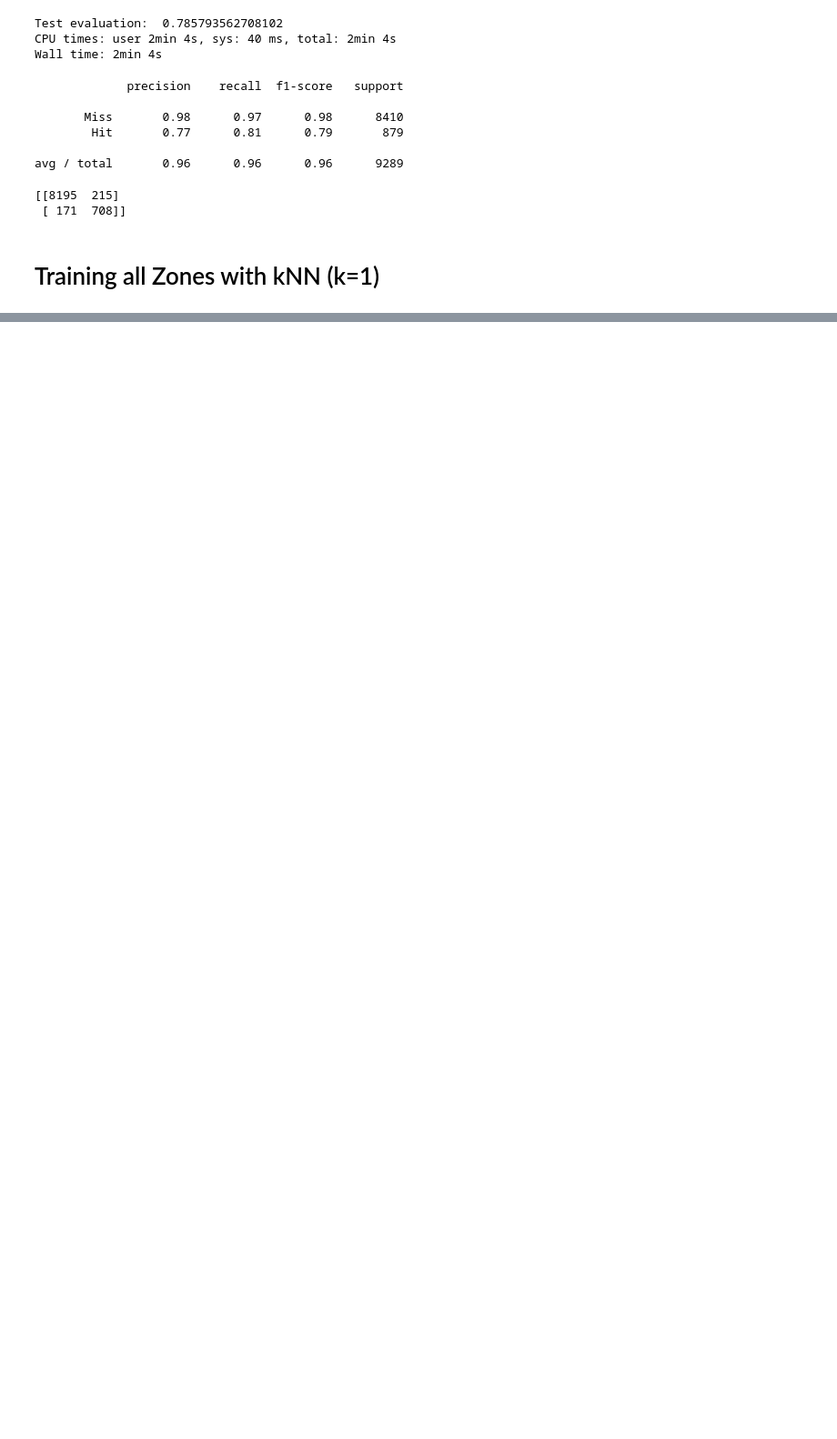
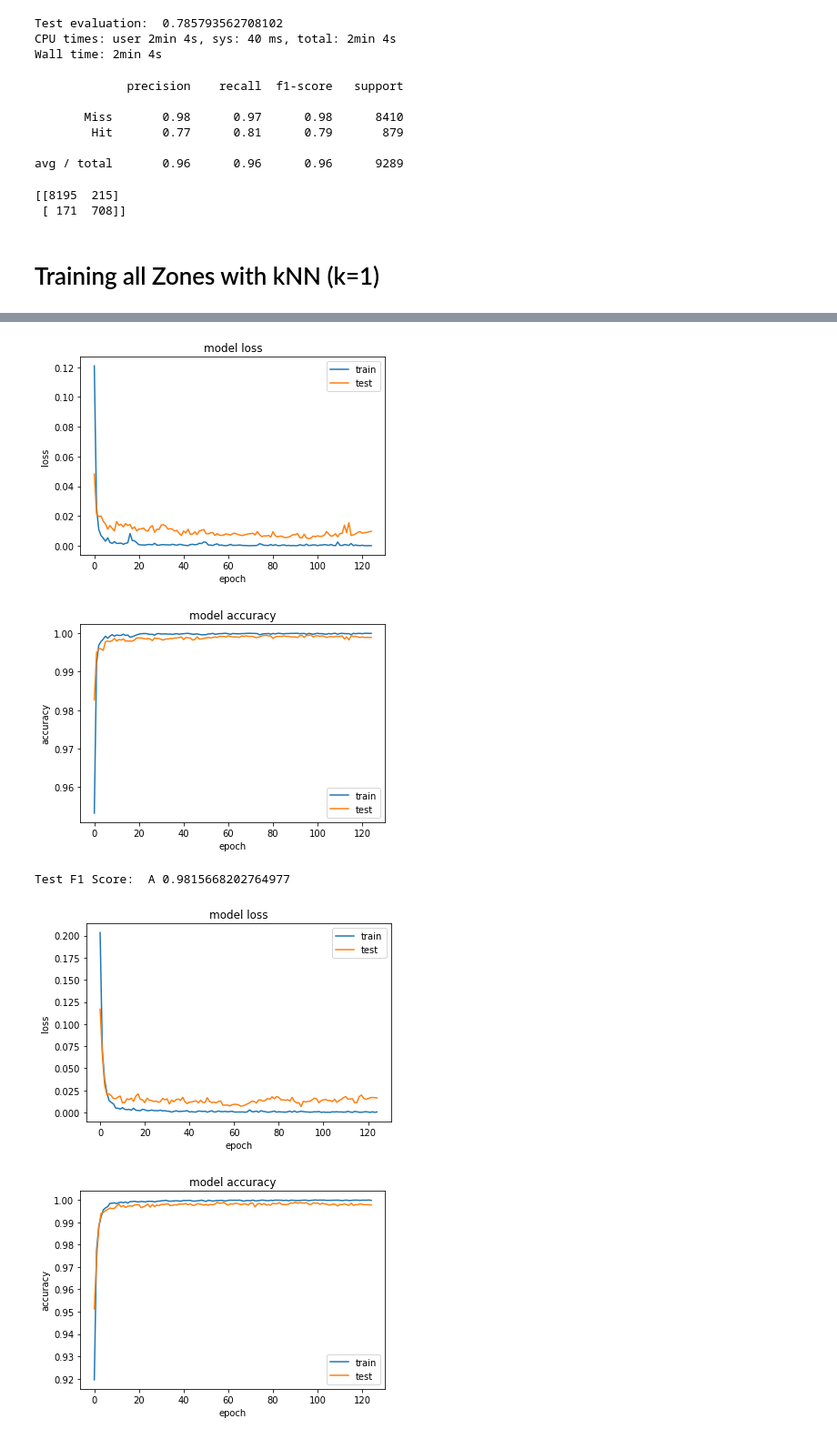
Before and after one commit to blane07/altantic-hurricane-paths, a Jupyter notebook: Model.ipynb, the cells around one changed output, grey strips where cells are left out. Shown at 91% size. Saved outputs shown, nothing was run; the diff lists cells and outputs as text; code cells hidden in the pictures; blank space fills up the shorter version.

Commit message:
Trained neural network models

```diff
--- a/Model.ipynb
+++ b/Model.ipynb
@@ -336,14 +341,14 @@ for zone in 'ABCDEFGHIJK':
     scaler = StandardScaler()
     X_train_resampled_ss = scaler.fit_transform(X_train_resampled)
     X_test_ss = scaler.transform(X_test)
-    model[zone] = KNeighborsClassifier(1).fit(X_train_resampled_ss, y_train_resampled)
+#     model[zone] = KNeighborsClassifier(1).fit(X_train_resampled_ss, y_train_resampled)
     Xtrain[zone] = X_train_resampled_ss
     ytrain[zone] = y_train_resampled
     Xtest[zone] = X_test_ss
     ytest[zone] = y_test[zone]
     baseline[zone] = 1 - y[zone].sum() / y[zone].count()
-    preds[zone] = model[zone].predict(Xtest[zone])
-    f1_scores[zone] = metrics.f1_score(ytest[zone], preds[zone])
-    print(zone, f1_scores[zone])
+#     preds[zone] = model[zone].predict(Xtest[zone])
+#     f1_scores[zone] = metrics.f1_score(ytest[zone], preds[zone])
+#     print(zone, f1_scores[zone])
 # %% [output]
 *** Zone:  A  ***
@@ -403,7 +378,0 @@ model.compile(loss='binary_crossentropy',
-# %%
-hist = model.fit(Xtrain[zone],
-                 ytrain[zone],
-                 validation_data=(Xtest[zone], ytest[zone]),
-                 epochs=15,
-                 batch_size=256,
-                 shuffle=True)
@@ -451,0 +379,64 @@ hist.history['val_acc'][-1]
+# %%
+for zone in 'ABCDEFGHIJK':
+    ''' For each zone, training a deep neural net
+    topredict the zone that storm will hit '''
+    # Initialize model
+    model = Sequential()
+    input_units = Xtrain[zone].shape[1]
+    hidden_units = input_units
+    # Topology: n(relu, 40% dropout) --> n+30(relu, 20% dropout)
+    #           --> 12(relu) --> 1 output(sigmoid)
+    model.add(Dense(hidden_units,
+                    input_dim=input_units,
+                    activation='relu'))
+    model.add(Dropout(0.4))
+    model.add(Dense(hidden_units + 30,
+                    activation='relu'))
+    model.add(Dropout(0.2))
+    model.add(Dense(12,
+                    activation='relu'))
+    model.add(Dense(1, activation='sigmoid'))
+    model.compile(loss='binary_crossentropy',
+                  optimizer='Adam',
+                  metrics=['accuracy'])
+    hist = model.fit(Xtrain[zone],
+                     ytrain[zone],
+                     validation_data=(Xtest[zone], ytest[zone]),
+                     epochs=125,
+                     batch_size=256,
+                     shuffle=True,
+                     verbose=0)
+    # Saving model and weights to .json and .h5
+    # https://machinelearningmastery.com/save-load-keras-deep-learning-models/
+    model_json = model.to_json()
+    with open('./neural-models/' + zone + '.json', 'w') as json_file:
+        json_file.write(model_json)
+    model.save_weights('./neural-models/' + zone + '.h5')
+    # Plotting loss funciton vs epochs
+    plt.figure()
+    plt.plot(hist.history['loss'])
+    plt.plot(hist.history['val_loss'])
+    plt.title('model loss')
+    plt.ylabel('loss')
+    plt.xlabel('epoch')
+    plt.legend(['train', 'test'], loc='best') ## I love this loc = 'best' command.
+    plt.show()
+    # Plotting accuracy vs epochs
+    plt.figure()
+    plt.plot(hist.history['acc'])
+    plt.plot(hist.history['val_acc'])
+    plt.title('model accuracy')
+    plt.ylabel('accuracy')
+    plt.xlabel('epoch')
+    plt.legend(['train', 'test'], loc='best')
+    plt.show()
+    hist.history['val_acc'][-1]
+    # F1 score on test set
+    print('Test F1 Score: ', zone, metrics.f1_score(ytest[zone],
+                                                    np.round(model.predict(Xtest[zone]))))
+# %% [output]
+[figure, added]
+[figure, added]
+Test F1 Score:  A 0.9815668202764977
+[figure, added]
+[figure, added]
```
Also changed, not shown: parts of 24 cells of this notebook, 22 other files.
